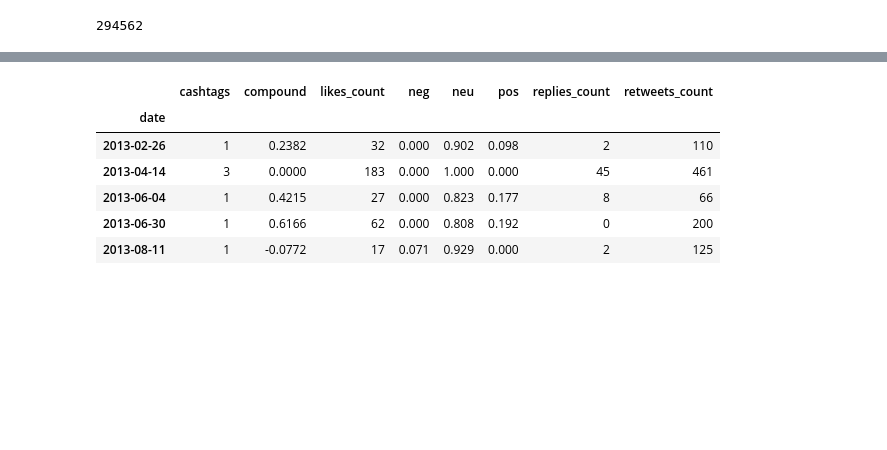
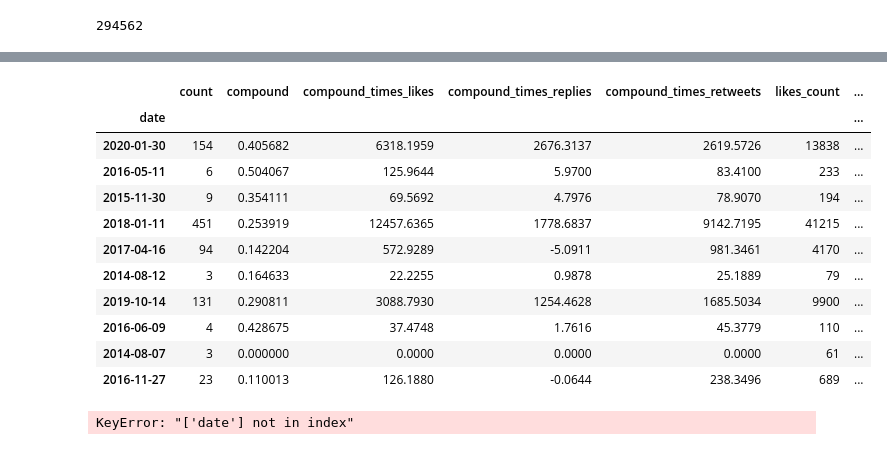
Before and after one commit to irsa-ashraf/Analysis-of-Indicators-on-Cryptocurrency-Prices, a Jupyter notebook: tweet_sentinment/tweet_dataset_aggregation.ipynb, the cells around one changed output, grey strips where cells are left out. Drawn from its saved outputs; the diff is of its cells as text; code cells hidden in the pictures; blank space fills up the shorter version.

Commit message:
add weighted scores for sentiment, change column name to count

```diff
--- a/tweet_sentinment/tweet_dataset_aggregation.ipynb
+++ b/tweet_sentinment/tweet_dataset_aggregation.ipynb
@@ -61,3 +62,7 @@ bitcoin_tweets.head()
 | 59 | 2014-02-05 | [{'screen_name': 'brianeha', 'nam... | 4 | 38 | 24 | ['bitcoin'] | [] | 0.000 | 1.000 | ... |
 | 66 | 2014-02-15 | [] | 2 | 26 | 23 | ['dogecoin', 'bitcoin'] | [] | 0.121 | 0.879 | ... |
 | 75 | 2014-02-25 | [{'screen_name': 'fart', 'name': ... | 5 | 34 | 38 | ['bitcoin', 'cryptocurrency'] | [] | 0.176 | 0.707 | ... |
+# %%
+bitcoin_tweets["compound_times_replies"] = bitcoin_tweets["compound"] * bitcoin_tweets["replies_count"]
+bitcoin_tweets["compound_times_retweets"] = bitcoin_tweets["compound"] * bitcoin_tweets["retweets_count"]
+bitcoin_tweets["compound_times_likes"] = bitcoin_tweets["compound"] * bitcoin_tweets["likes_count"]
@@ -64,10 +94,16 @@ bitcoin_tweets.head()
 # %%
 bitcoin_pivot = bitcoin_tweets.pivot_table(index="date", \
                                            values=["cashtags", "replies_count", "retweets_count",\
-                                                   "likes_count", "neg", "neu", "pos", "compound"],
+                                                   "likes_count", "neg", "neu", "pos", "compound", \
+                                                  "compound_times_replies","compound_times_likes", \
+                                                   "compound_times_retweets"],
                                           aggfunc={"cashtags" : "count", "replies_count" : np.sum,\
                                                    "retweets_count": np.sum, "likes_count": np.sum,\
                                                    "neg": np.mean, "neu": np.mean, "pos": np.mean,\
-                                                   "compound": np.mean})
+                                                   "compound": np.mean,  "compound_times_replies": np.sum,\
+                                                   "compound_times_likes": np.sum, "compound_times_retweets": np.sum})
 # %%
-bitcoin_pivot.rename(columns={'cashtags': "count"})
+bitcoin_pivot.rename(columns={'cashtags': "count"}, inplace=True)
+bitcoin_pivot["compound_weighted_replies"] = bitcoin_pivot["compound_times_replies"] / bitcoin_pivot['replies_count']
+bitcoin_pivot["compound_weighted_likes"] = bitcoin_pivot["compound_times_likes"] / bitcoin_pivot['likes_count']
+bitcoin_pivot["compound_weighted_retweets"] = bitcoin_pivot["compound_times_retweets"] / bitcoin_pivot['retweets_count']
@@ -89,12 +110,21 @@ bitcoin_pivot.rename(columns={'cashtags': "count"})
 # %%
-bitcoin_pivot.head()
+bitcoin_pivot.sample(10)
 # %% [output]
-|  | cashtags | compound | likes_count | neg | neu | pos | replies_count | retweets_count |
-| date |  |  |  |  |  |  |  |  |
-| 2013-02-26 | 1 | 0.2382 | 32 | 0.000 | 0.902 | 0.098 | 2 | 110 |
-| 2013-04-14 | 3 | 0.0000 | 183 | 0.000 | 1.000 | 0.000 | 45 | 461 |
-| 2013-06-04 | 1 | 0.4215 | 27 | 0.000 | 0.823 | 0.177 | 8 | 66 |
-| 2013-06-30 | 1 | 0.6166 | 62 | 0.000 | 0.808 | 0.192 | 0 | 200 |
-| 2013-08-11 | 1 | -0.0772 | 17 | 0.071 | 0.929 | 0.000 | 2 | 125 |
+|  | count | compound | compound_times_likes | compound_times_replies | compound_times_retweets | likes_count | ... |
+| date |  |  |  |  |  |  | ... |
+| 2020-01-30 | 154 | 0.405682 | 6318.1959 | 2676.3137 | 2619.5726 | 13838 | ... |
+| 2016-05-11 | 6 | 0.504067 | 125.9644 | 5.9700 | 83.4100 | 233 | ... |
+| 2015-11-30 | 9 | 0.354111 | 69.5692 | 4.7976 | 78.9070 | 194 | ... |
+| 2018-01-11 | 451 | 0.253919 | 12457.6365 | 1778.6837 | 9142.7195 | 41215 | ... |
+| 2017-04-16 | 94 | 0.142204 | 572.9289 | -5.0911 | 981.3461 | 4170 | ... |
+| 2014-08-12 | 3 | 0.164633 | 22.2255 | 0.9878 | 25.1889 | 79 | ... |
+| 2019-10-14 | 131 | 0.290811 | 3088.7930 | 1254.4628 | 1685.5034 | 9900 | ... |
+| 2016-06-09 | 4 | 0.428675 | 37.4748 | 1.7616 | 45.3779 | 110 | ... |
+| 2014-08-07 | 3 | 0.000000 | 0.0000 | 0.0000 | 0.0000 | 61 | ... |
+| 2016-11-27 | 23 | 0.110013 | 126.1880 | -0.0644 | 238.3496 | 689 | ... |
 # %%
-bitcoin_pivot.to_csv("../data/bitcoin_daily_tweets.csv")
+bitcoin_pivot[['count', 'compound', 'neg', 'neu', 'pos', 'retweets_count', 'likes_count', 'replies_count',\
+               'compound_weighted_replies', 'compound_weighted_likes', 'compound_weighted_retweets']]\
+.to_csv("../data/bitcoin_daily_tweets.csv")
+# %% [output]
+KeyError: "['date'] not in index"
```
Also changed, not shown: parts of 5 cells of this notebook, 1 other file.
